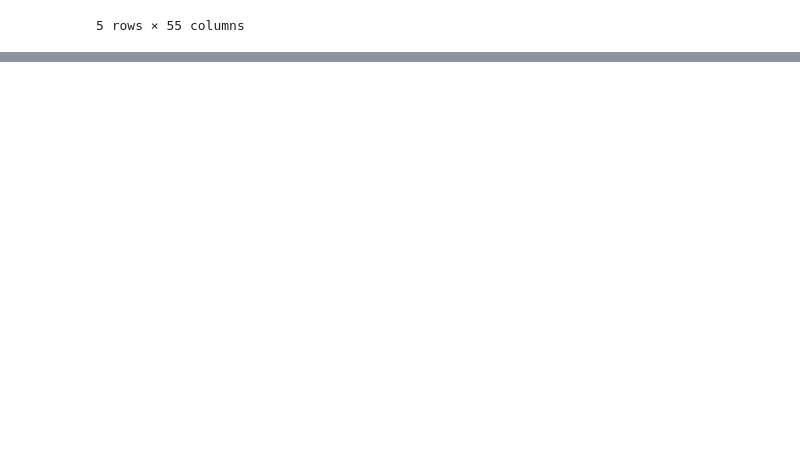
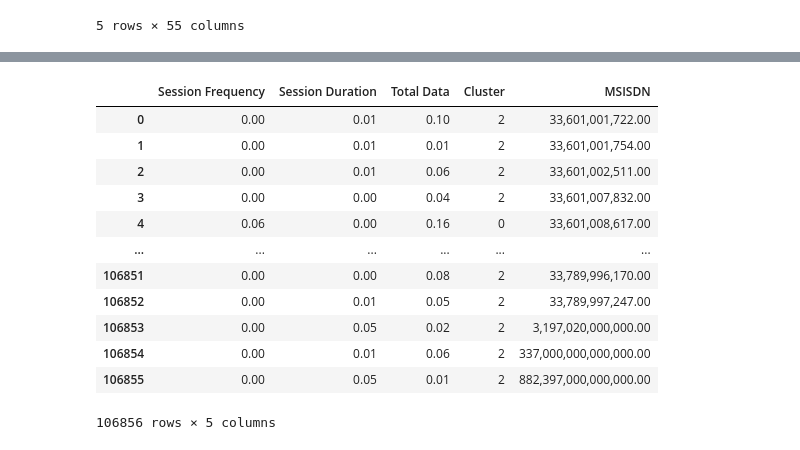
Before and after one commit to sel6/TellCo_Data_Analysis, a Jupyter notebook: notebooks/user_engagment_analysis.ipynb, the cells around one changed output, grey strips where cells are left out. Saved outputs shown, nothing was run; the diff lists cells and outputs as text; code cells hidden in the pictures; blank space fills up the shorter version.

```diff
--- a/notebooks/user_engagment_analysis.ipynb
+++ b/notebooks/user_engagment_analysis.ipynb
@@ -181,0 +300,19 @@ summ_columns(data_with_clusters)
+# %%
+kmeanModel = KMeans(n_clusters=k)
+kmeanModel.fit(normalized)
+normalized['Cluster']= KMean_clust.labels_
+normalized
+# %% [output]
+|  | Session Frequency | Session Duration | Total Data | Cluster | MSISDN |
+| 0 | 0.00 | 0.01 | 0.10 | 2 | 33,601,001,722.00 |
+| 1 | 0.00 | 0.01 | 0.01 | 2 | 33,601,001,754.00 |
+| 2 | 0.00 | 0.01 | 0.06 | 2 | 33,601,002,511.00 |
+| 3 | 0.00 | 0.00 | 0.04 | 2 | 33,601,007,832.00 |
+| 4 | 0.06 | 0.00 | 0.16 | 0 | 33,601,008,617.00 |
+| ... | ... | ... | ... | ... | ... |
+| 106851 | 0.00 | 0.00 | 0.08 | 2 | 33,789,996,170.00 |
+| 106852 | 0.00 | 0.01 | 0.05 | 2 | 33,789,997,247.00 |
+| 106853 | 0.00 | 0.05 | 0.02 | 2 | 3,197,020,000,000.00 |
+| 106854 | 0.00 | 0.01 | 0.06 | 2 | 337,000,000,000,000.00 |
+| 106855 | 0.00 | 0.05 | 0.01 | 2 | 882,397,000,000,000.00 |
+106856 rows × 5 columns
```
Also changed, not shown: parts of 36 cells of this notebook.
